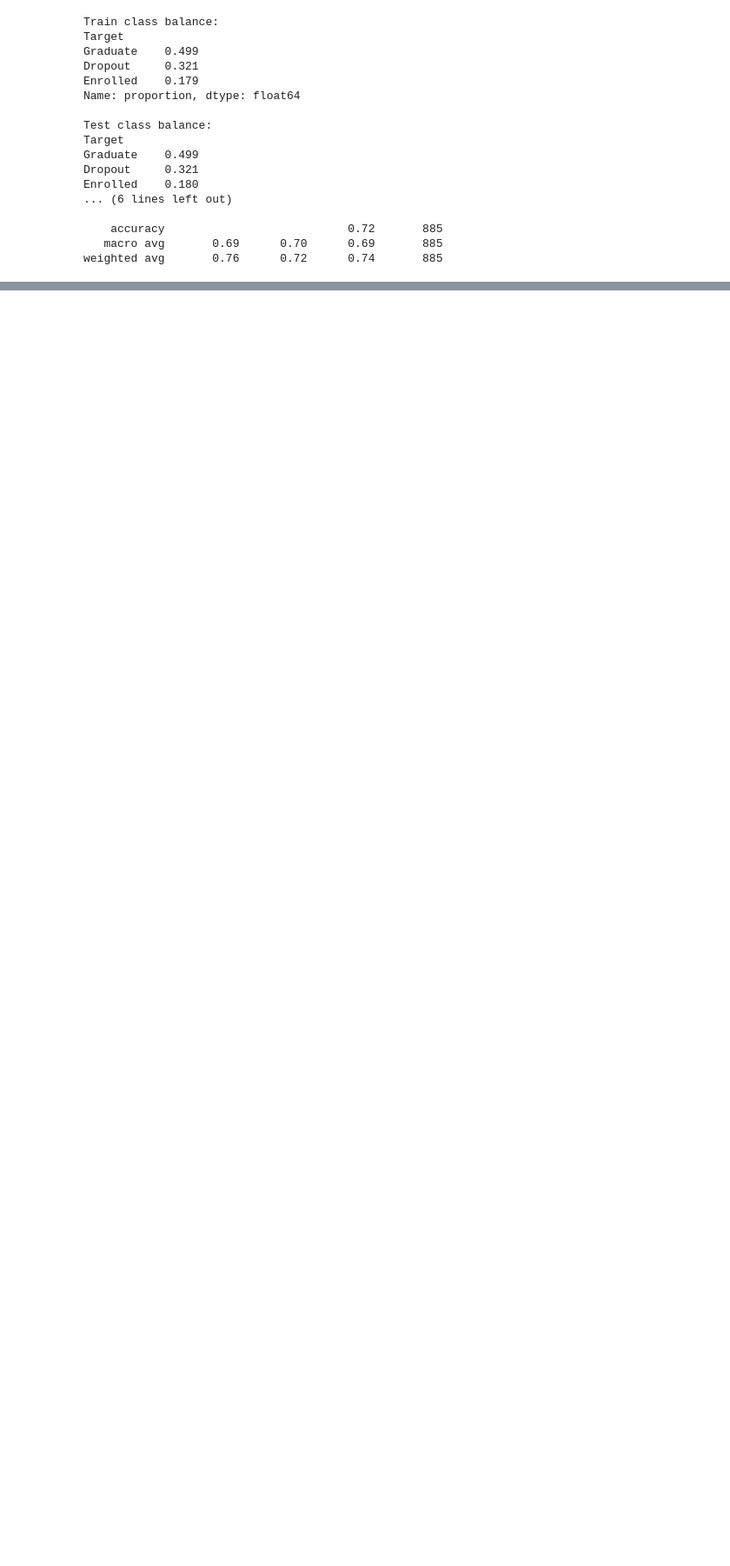
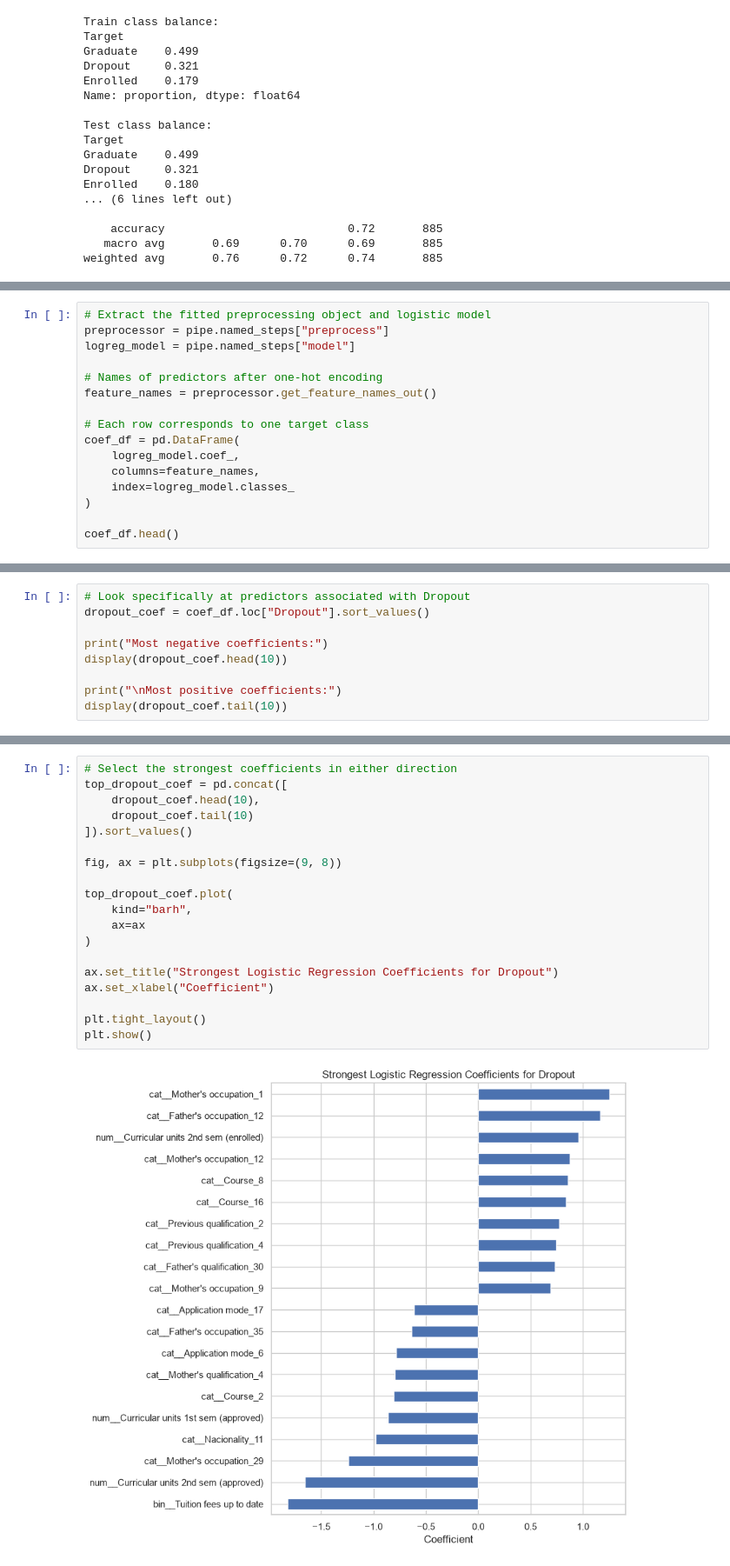
Before and after one commit to itsjavi16/student-dropout-prediction, a Jupyter notebook: notebooks/eda_and_logistic_baseline.ipynb, the cells around one changed output, grey strips where cells are left out. Shown at 87% size. Cells and saved outputs as stored; diff of their text form; blank space fills up the shorter version.

```diff
--- a/notebooks/eda_and_logistic_baseline.ipynb
+++ b/notebooks/eda_and_logistic_baseline.ipynb
@@ -163,0 +317,16 @@ plt.show()
+# %%
+# Extract the fitted preprocessing object and logistic model
+preprocessor = pipe.named_steps["preprocess"]
+logreg_model = pipe.named_steps["model"]
+
+# Names of predictors after one-hot encoding
+feature_names = preprocessor.get_feature_names_out()
+
+# Each row corresponds to one target class
+coef_df = pd.DataFrame(
+    logreg_model.coef_,
+    columns=feature_names,
+    index=logreg_model.classes_
+)
+
+coef_df.head()
@@ -163,0 +339,9 @@ plt.show()
+# %%
+# Look specifically at predictors associated with Dropout
+dropout_coef = coef_df.loc["Dropout"].sort_values()
+
+print("Most negative coefficients:")
+display(dropout_coef.head(10))
+
+print("\nMost positive coefficients:")
+display(dropout_coef.tail(10))
@@ -163,0 +373,21 @@ plt.show()
+# %%
+# Select the strongest coefficients in either direction
+top_dropout_coef = pd.concat([
+    dropout_coef.head(10),
+    dropout_coef.tail(10)
+]).sort_values()
+
+fig, ax = plt.subplots(figsize=(9, 8))
+
+top_dropout_coef.plot(
+    kind="barh",
+    ax=ax
+)
+
+ax.set_title("Strongest Logistic Regression Coefficients for Dropout")
+ax.set_xlabel("Coefficient")
+
+plt.tight_layout()
+plt.show()
+# %% [output]
+[figure, added]
```
Also changed, not shown: parts of 53 cells of this notebook, 2 other files.
